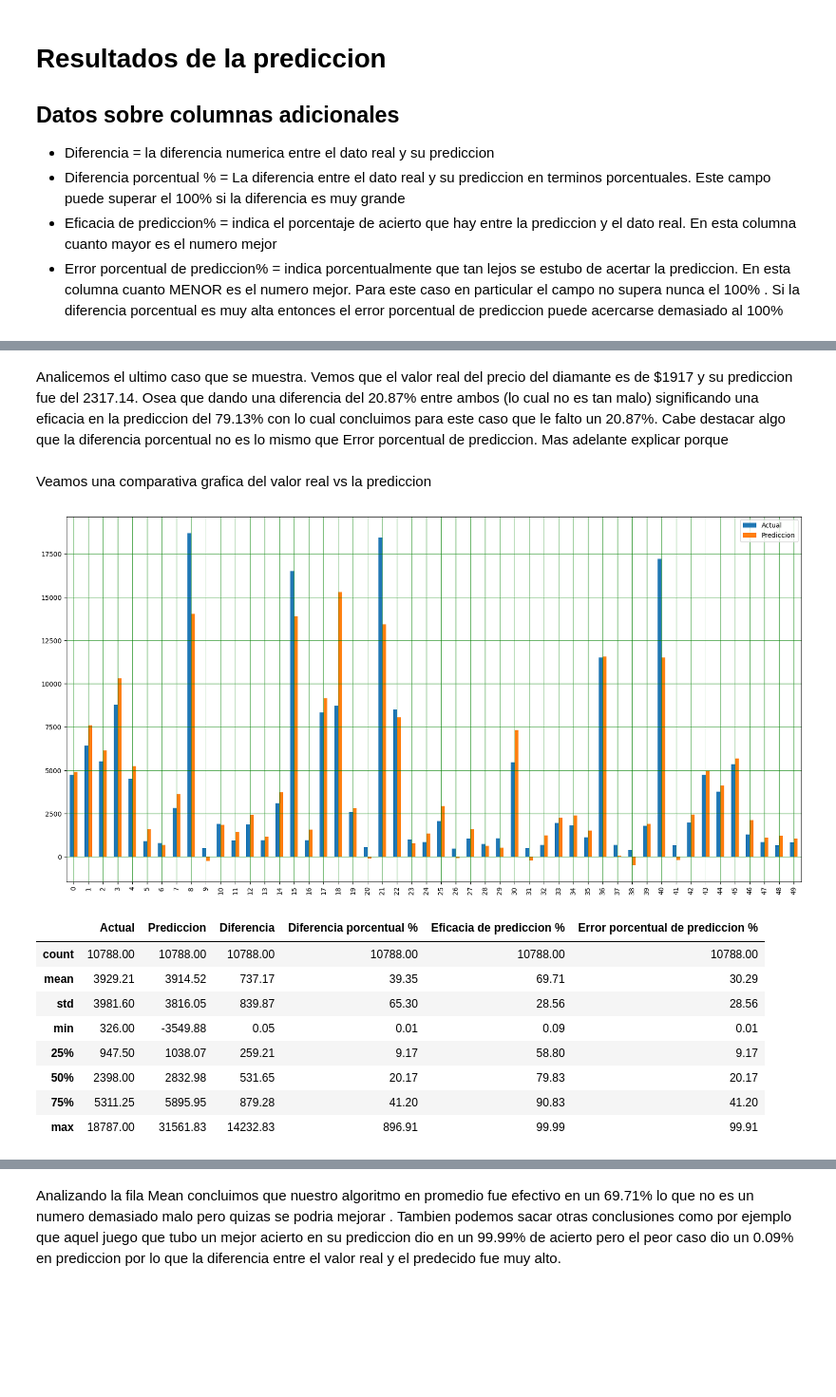
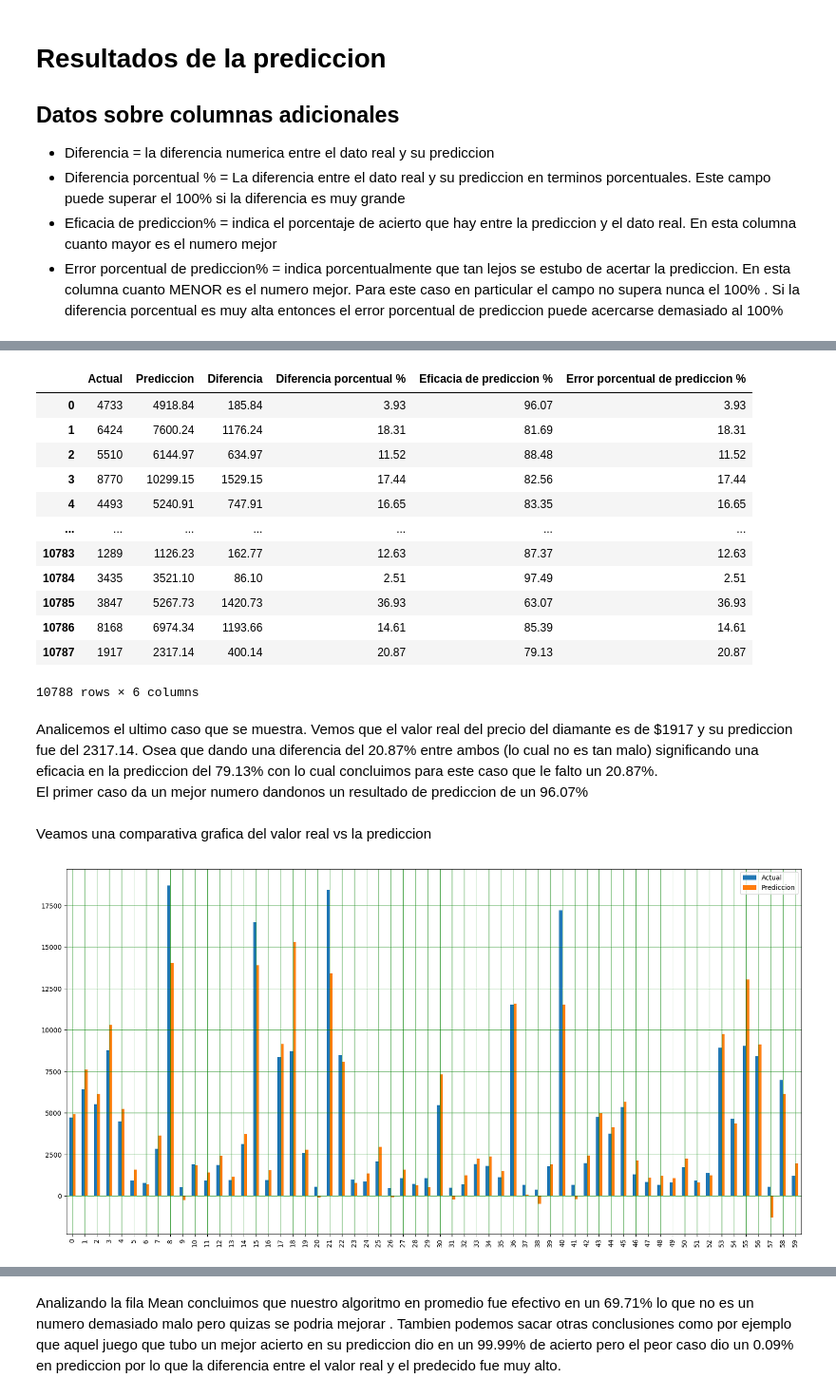
Before and after one commit to Lorenzomar4/ParadigmasDeProgramacionUnsam-tps, a Jupyter notebook: TP1C.ipynb, the cells around one changed output, grey strips where cells are left out. Shown at 95% size. Drawn from its saved outputs; the diff is of its cells as text; code cells hidden in the pictures; blank space fills up the shorter version.

```diff
--- a/TP1C.ipynb
+++ b/TP1C.ipynb
@@ -172,4 +173,9 @@ pd.concat([pd.DataFrame(X),df.iloc[:, :-1]], axis=1).head()
 # %% [markdown]
 A continuación, dividimos el 80% de los datos para el conjunto de entrenamiento y  el 20% de los datos al conjunto de pruebas usando el código de abajo.
 # %%
-X_train, X_test, y_train, y_test = train_test_split(X, Y, test_size=0.2, random_state=0)
+prediccion = prediccion.Prediccion(X,Y) ##
+prediccion.divisionDeConjuntos()
+prediccion.X_train.shape
+
+
+#X_train, X_test, y_train, y_test = train_test_split(X, Y, test_size=0.2, random_state=0)
@@ -238,24 +217,26 @@ dff
+# %%
+prediccion.resultadoDeEntrenamiento()
+# %% [output]
+|  | Actual | Prediccion | Diferencia | Diferencia porcentual % | Eficacia de prediccion % | Error porcentual de prediccion % |
+| 0 | 4733 | 4918.84 | 185.84 | 3.93 | 96.07 | 3.93 |
+| 1 | 6424 | 7600.24 | 1176.24 | 18.31 | 81.69 | 18.31 |
+| 2 | 5510 | 6144.97 | 634.97 | 11.52 | 88.48 | 11.52 |
+| 3 | 8770 | 10299.15 | 1529.15 | 17.44 | 82.56 | 17.44 |
+| 4 | 4493 | 5240.91 | 747.91 | 16.65 | 83.35 | 16.65 |
+| ... | ... | ... | ... | ... | ... | ... |
+| 10783 | 1289 | 1126.23 | 162.77 | 12.63 | 87.37 | 12.63 |
+| 10784 | 3435 | 3521.10 | 86.10 | 2.51 | 97.49 | 2.51 |
+| 10785 | 3847 | 5267.73 | 1420.73 | 36.93 | 63.07 | 36.93 |
+| 10786 | 8168 | 6974.34 | 1193.66 | 14.61 | 85.39 | 14.61 |
+| 10787 | 1917 | 2317.14 | 400.14 | 20.87 | 79.13 | 20.87 |
+10788 rows × 6 columns
 # %% [markdown]
-Analicemos el ultimo caso que se muestra. Vemos que el valor real  del precio del diamante es de  $1917  y su prediccion fue del 2317.14. Osea que dando una diferencia del 20.87% entre ambos (lo cual no es tan malo) significando una eficacia en la prediccion del 79.13% con lo cual concluimos para este caso que le falto un 20.87%. Cabe destacar algo que la diferencia porcentual no es lo mismo que Error porcentual de prediccion. Mas adelante explicar porque
+Analicemos el ultimo caso que se muestra. Vemos que el valor real  del precio del diamante es de  $1917  y su prediccion fue del 2317.14. Osea que dando una diferencia del 20.87% entre ambos (lo cual no es tan malo) significando una eficacia en la prediccion del 79.13% con lo cual concluimos para este caso que le falto un 20.87%.
+<Br>
+El primer caso da un mejor numero dandonos un resultado de prediccion de un 96.07%
 # %% [markdown]
 Veamos una comparativa grafica del valor real vs la prediccion
-# %%
-df1 = dff.loc[:, ['Actual', 'Prediccion']].head(60)
-df1.plot(kind='bar',figsize=(20,10))
-plt.grid(which='major', linestyle='-', linewidth='0.5', color='green')
-plt.grid(which='minor', linestyle=':', linewidth='0.5', color='black')
-plt.show()
-# %% [output]
-[figure, removed]
-# %%
-describe
-# %% [output]
-|  | Actual | Prediccion | Diferencia | Diferencia porcentual % | Eficacia de prediccion % | Error porcentual de prediccion % |
-| count | 10788.00 | 10788.00 | 10788.00 | 10788.00 | 10788.00 | 10788.00 |
-| mean | 3929.21 | 3914.52 | 737.17 | 39.35 | 69.71 | 30.29 |
-| std | 3981.60 | 3816.05 | 839.87 | 65.30 | 28.56 | 28.56 |
-| min | 326.00 | -3549.88 | 0.05 | 0.01 | 0.09 | 0.01 |
-| 25% | 947.50 | 1038.07 | 259.21 | 9.17 | 58.80 | 9.17 |
-| 50% | 2398.00 | 2832.98 | 531.65 | 20.17 | 79.83 | 20.17 |
-| 75% | 5311.25 | 5895.95 | 879.28 | 41.20 | 90.83 | 41.20 |
-| max | 18787.00 | 31561.83 | 14232.83 | 896.91 | 99.99 | 99.91 |
+# %%
+prediccion.graficoActualPrediccion()
+# %% [output]
+[figure, added]
```
Also changed, not shown: parts of 13 cells of this notebook, 2 other files.
